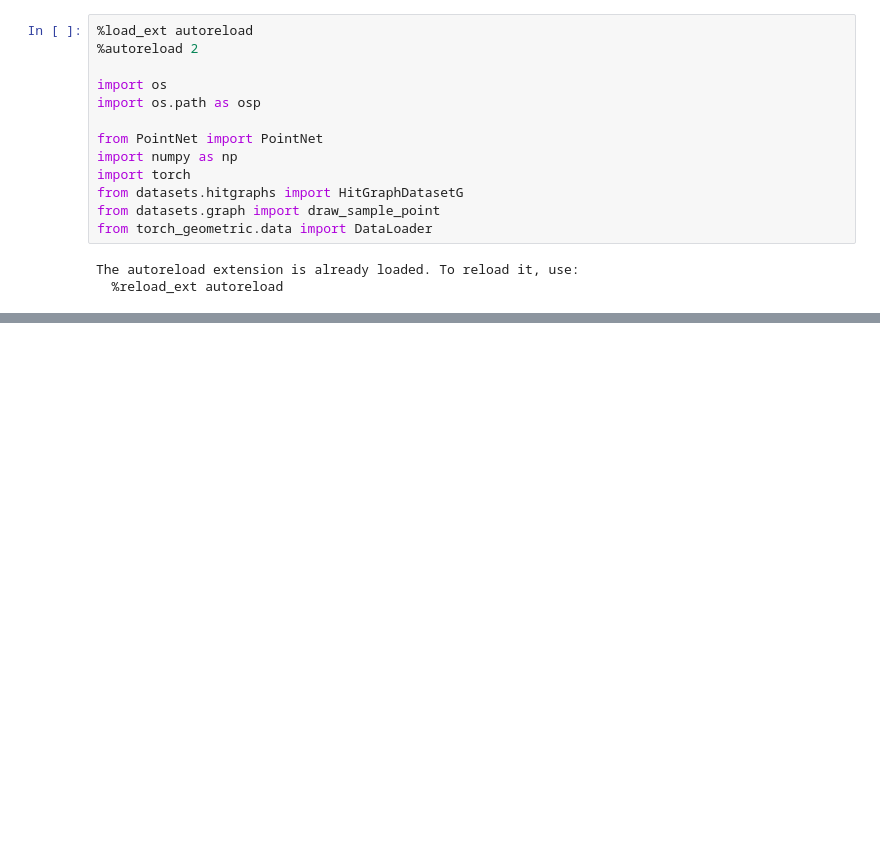
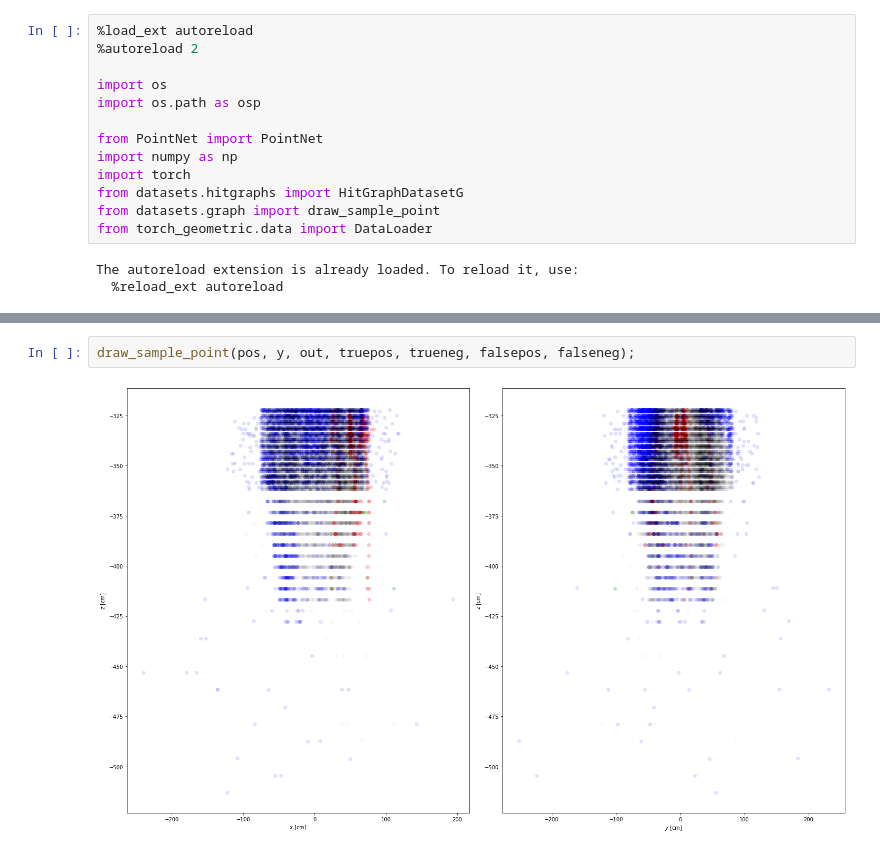
Before and after one commit to tklijnsma/hgcal_ldrd, a Jupyter notebook: notebooks/PointnetPreprocessing/pointnet_test.ipynb, the cells around one changed output, grey strips where cells are left out. Saved outputs shown, nothing was run; the diff lists cells and outputs as text; blank space fills up the shorter version.

```diff
--- a/notebooks/PointnetPreprocessing/pointnet_test.ipynb
+++ b/notebooks/PointnetPreprocessing/pointnet_test.ipynb
@@ -57 +69,5 @@ print(out)
+# %%
+draw_sample_point(pos, y, out, truepos, trueneg, falsepos, falseneg);
+# %% [output]
+[figure, added]
 # %%
```
Also changed, not shown: parts of 4 cells of this notebook, 1 other file.
